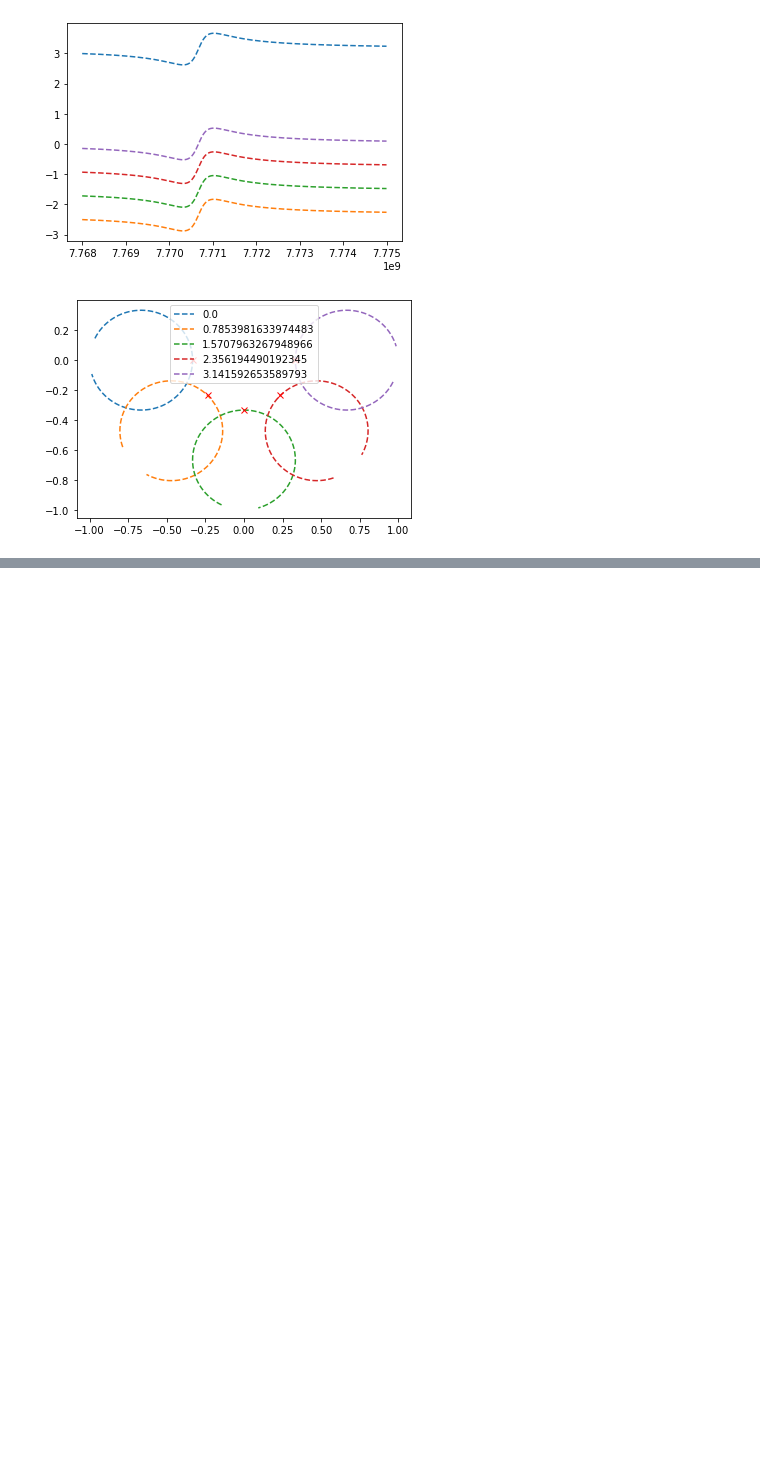
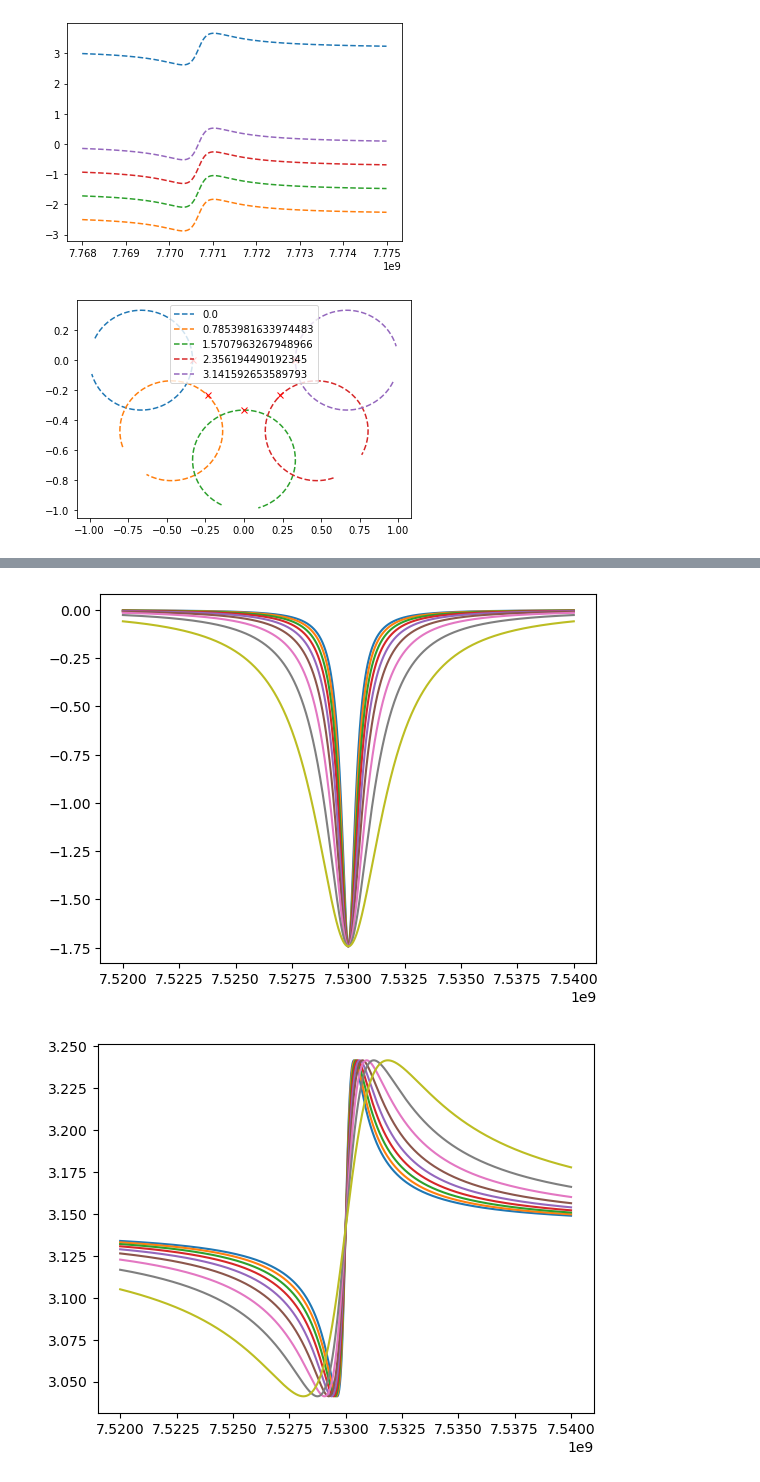
Before and after one commit to ttlaz123/axion_detector, a Jupyter notebook: scratch/tdyson/beta_effects.ipynb, the cells around one changed output, grey strips where cells are left out. Drawn from its saved outputs; the diff is of its cells as text; code cells hidden in the pictures; blank space fills up the shorter version.

```diff
--- a/scratch/tdyson/beta_effects.ipynb
+++ b/scratch/tdyson/beta_effects.ipynb
@@ -226,0 +219,28 @@ plt.legend()
+# %%
+def linear_resonator(f, f_0, Q_0, beta):
+    num = (beta - 1 - (2j*Q_0*(f-f_0)/f_0))
+    den = (beta + 1 + (2j*Q_0*(f-f_0)/f_0))
+    return num/den
+# %%
+%matplotlib inline
+span = 10e6
+
+
+fig1, ax1 = plt.subplots(1)
+fig2, ax2 = plt.subplots(1)
+fig3, ax3 = plt.subplots(1)
+
+for Q in np.arange(10000,1000,-1000):
+
+    freq = np.linspace(7.53e9-span,7.53e9+span,10000)
+    resp = linear_resonator(freq, 7.53e9, Q, 0.1)
+
+
+
+
+    ax1.plot(freq,20*np.log10(np.abs(resp)))
+    ax2.plot(freq,np.unwrap(np.angle(resp)))
+    ax3.plot(np.real(resp), np.imag(resp))
+# %% [output]
+[figure, added]
+[figure, added]
```
Also changed, not shown: parts of 2 cells of this notebook, 9 other files.
